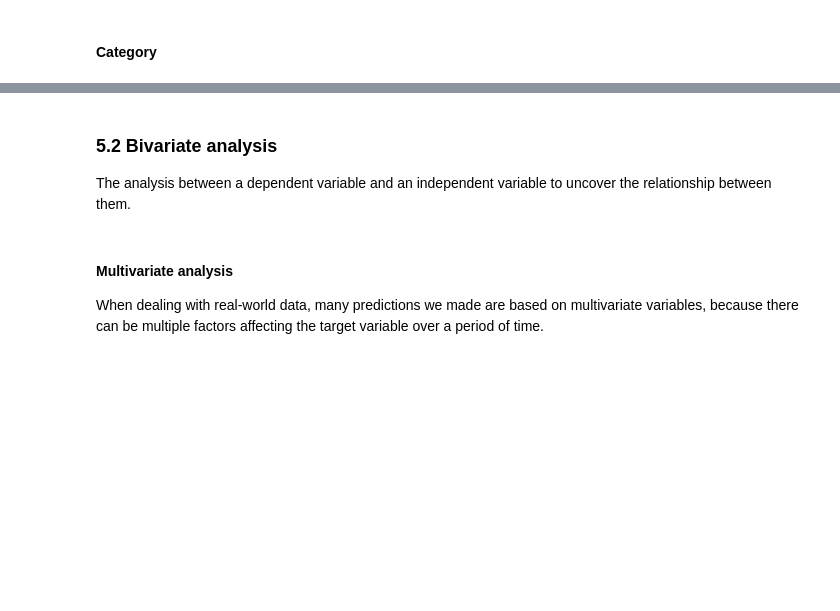
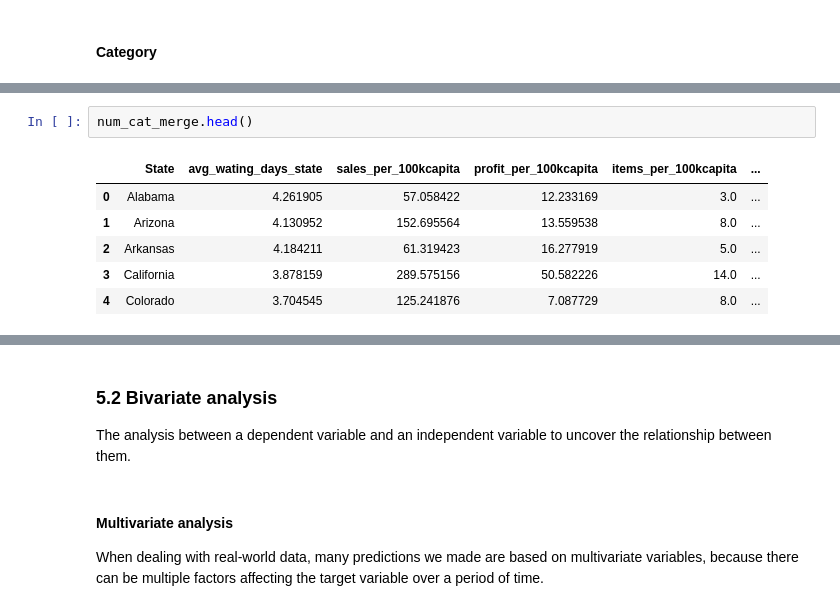
Before and after one commit to livia360/Captone_project2, a Jupyter notebook: Part1_data_wrangling_and_EDA.ipynb, the cells around one changed output, grey strips where cells are left out. Saved outputs shown, nothing was run; the diff lists cells and outputs as text; blank space fills up the shorter version.

```diff
--- a/Part1_data_wrangling_and_EDA.ipynb
+++ b/Part1_data_wrangling_and_EDA.ipynb
@@ -797,0 +982,9 @@ df_category.head()
+# %%
+num_cat_merge.head()
+# %% [output]
+|  | State | avg_wating_days_state | sales_per_100kcapita | profit_per_100kcapita | items_per_100kcapita | ... |
+| 0 | Alabama | 4.261905 | 57.058422 | 12.233169 | 3.0 | ... |
+| 1 | Arizona | 4.130952 | 152.695564 | 13.559538 | 8.0 | ... |
+| 2 | Arkansas | 4.184211 | 61.319423 | 16.277919 | 5.0 | ... |
+| 3 | California | 3.878159 | 289.575156 | 50.582226 | 14.0 | ... |
+| 4 | Colorado | 3.704545 | 125.241876 | 7.087729 | 8.0 | ... |
```
Also changed, not shown: parts of 39 cells of this notebook.
